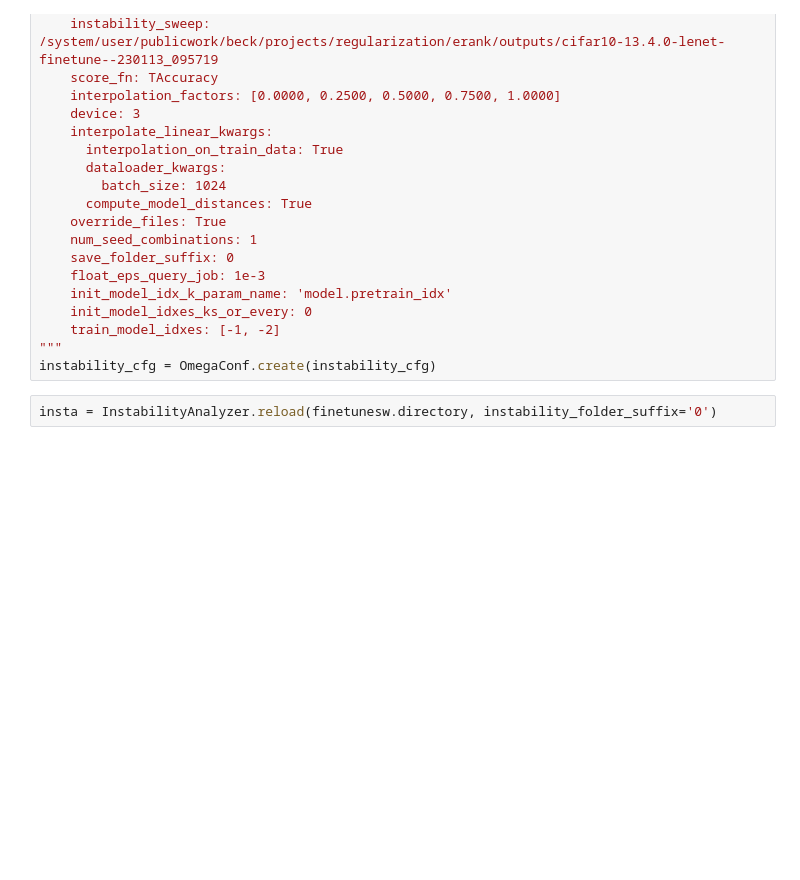
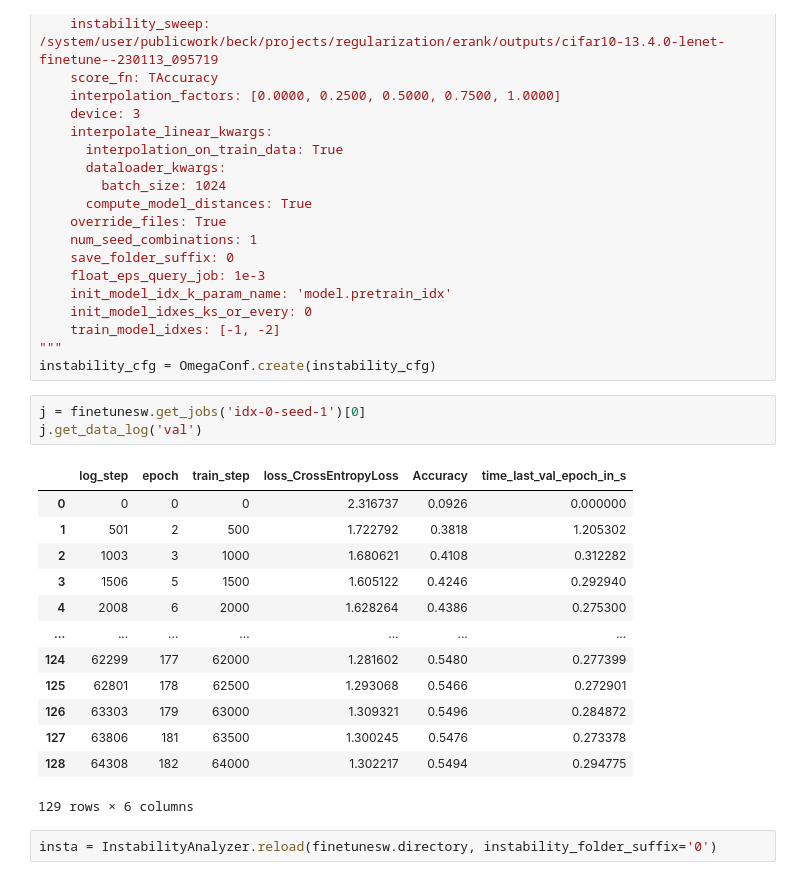
Before and after one commit to maximilianmbeck/lfmd_notebooks, a Jupyter notebook: lfmd_notebooks/13.3-4.X-cf10-lenet-instability.ipynb, the cells around one changed output. Saved outputs shown, nothing was run; the diff lists cells and outputs as text; blank space fills up the shorter version.

```diff
--- a/lfmd_notebooks/13.3-4.X-cf10-lenet-pretrain.ipynb
+++ b/lfmd_notebooks/13.3-4.X-cf10-lenet-instability.ipynb
@@ -549,6 +549,23 @@ config:
     train_model_idxes: [-1, -2]
 """
 instability_cfg = OmegaConf.create(instability_cfg)
+# %%
+j = finetunesw.get_jobs('idx-0-seed-1')[0]
+j.get_data_log('val')
+# %% [output]
+|  | log_step | epoch | train_step | loss_CrossEntropyLoss | Accuracy | time_last_val_epoch_in_s |
+| 0 | 0 | 0 | 0 | 2.316737 | 0.0926 | 0.000000 |
+| 1 | 501 | 2 | 500 | 1.722792 | 0.3818 | 1.205302 |
+| 2 | 1003 | 3 | 1000 | 1.680621 | 0.4108 | 0.312282 |
+| 3 | 1506 | 5 | 1500 | 1.605122 | 0.4246 | 0.292940 |
+| 4 | 2008 | 6 | 2000 | 1.628264 | 0.4386 | 0.275300 |
+| ... | ... | ... | ... | ... | ... | ... |
+| 124 | 62299 | 177 | 62000 | 1.281602 | 0.5480 | 0.277399 |
+| 125 | 62801 | 178 | 62500 | 1.293068 | 0.5466 | 0.272901 |
+| 126 | 63303 | 179 | 63000 | 1.309321 | 0.5496 | 0.284872 |
+| 127 | 63806 | 181 | 63500 | 1.300245 | 0.5476 | 0.273378 |
+| 128 | 64308 | 182 | 64000 | 1.302217 | 0.5494 | 0.294775 |
+129 rows × 6 columns
 # %%
 insta = InstabilityAnalyzer.reload(finetunesw.directory, instability_folder_suffix='0')
 # %%
```
Also changed, not shown: parts of 1 cell of this notebook, 7 other files.
